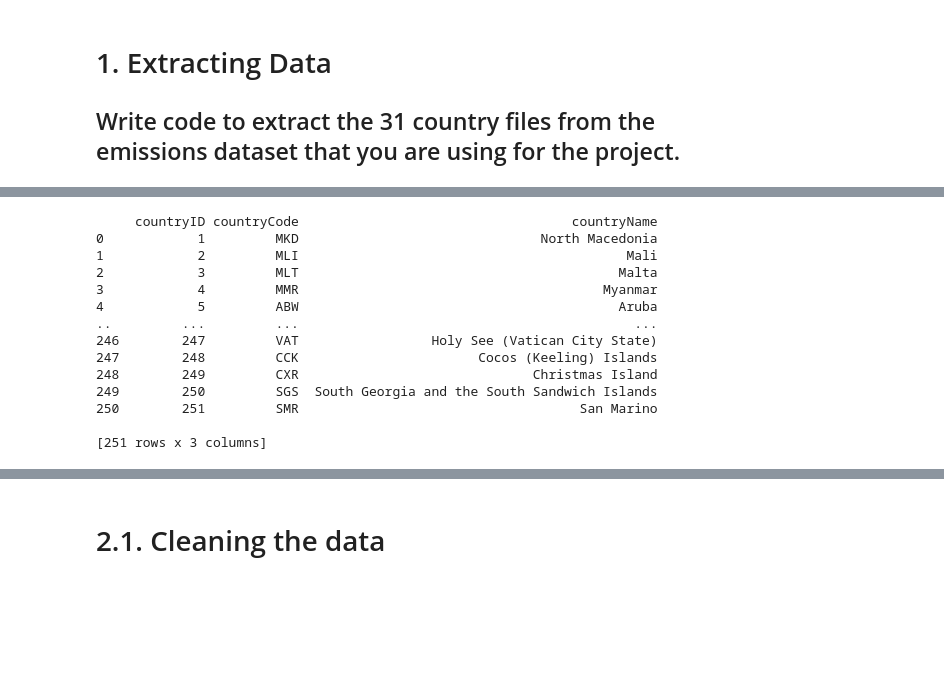
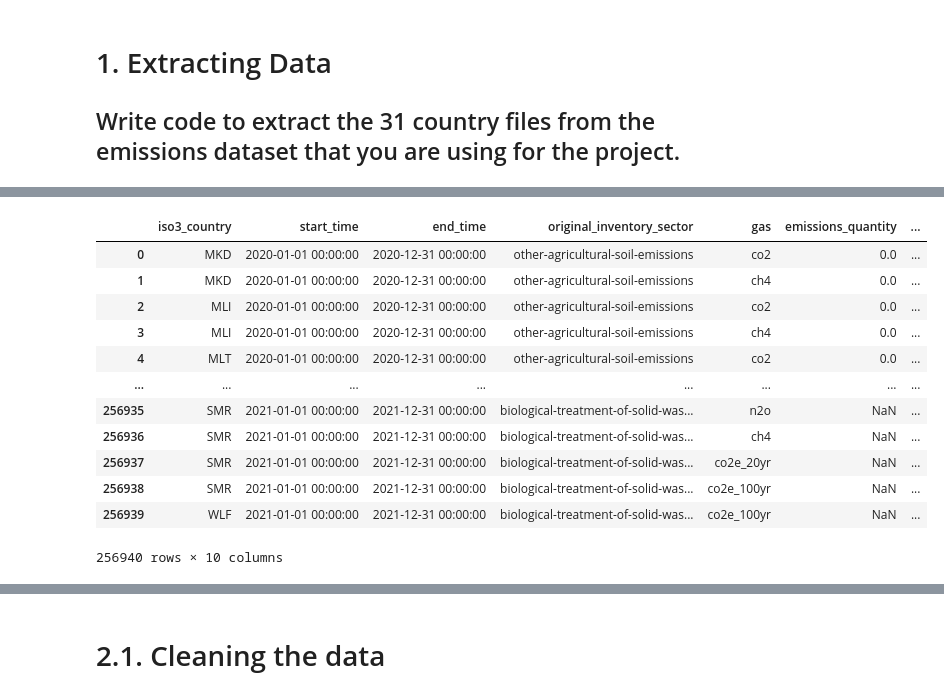
Before and after one commit to meganjchiang/info430proj, a Jupyter notebook: project2/deliverable2.ipynb, the cells around one changed output, grey strips where cells are left out. Drawn from its saved outputs; the diff is of its cells as text; code cells hidden in the pictures; blank space fills up the shorter version.

```diff
--- a/project2/deliverable2.ipynb
+++ b/project2/deliverable2.ipynb
@@ -148,3 +131,19 @@ print(combined_df)
+# %%
+combined_df
+# %% [output]
+|  | iso3_country | start_time | end_time | original_inventory_sector | gas | emissions_quantity | ... |
+| 0 | MKD | 2020-01-01 00:00:00 | 2020-12-31 00:00:00 | other-agricultural-soil-emissions | co2 | 0.0 | ... |
+| 1 | MKD | 2020-01-01 00:00:00 | 2020-12-31 00:00:00 | other-agricultural-soil-emissions | ch4 | 0.0 | ... |
+| 2 | MLI | 2020-01-01 00:00:00 | 2020-12-31 00:00:00 | other-agricultural-soil-emissions | co2 | 0.0 | ... |
+| 3 | MLI | 2020-01-01 00:00:00 | 2020-12-31 00:00:00 | other-agricultural-soil-emissions | ch4 | 0.0 | ... |
+| 4 | MLT | 2020-01-01 00:00:00 | 2020-12-31 00:00:00 | other-agricultural-soil-emissions | co2 | 0.0 | ... |
+| ... | ... | ... | ... | ... | ... | ... | ... |
+| 256935 | SMR | 2021-01-01 00:00:00 | 2021-12-31 00:00:00 | biological-treatment-of-solid-was... | n2o | NaN | ... |
+| 256936 | SMR | 2021-01-01 00:00:00 | 2021-12-31 00:00:00 | biological-treatment-of-solid-was... | ch4 | NaN | ... |
+| 256937 | SMR | 2021-01-01 00:00:00 | 2021-12-31 00:00:00 | biological-treatment-of-solid-was... | co2e_20yr | NaN | ... |
+| 256938 | SMR | 2021-01-01 00:00:00 | 2021-12-31 00:00:00 | biological-treatment-of-solid-was... | co2e_100yr | NaN | ... |
+| 256939 | WLF | 2021-01-01 00:00:00 | 2021-12-31 00:00:00 | biological-treatment-of-solid-was... | co2e_100yr | NaN | ... |
+256940 rows × 10 columns
 # %%
 # Dataframe for country
 dimCountry = combined_df['iso3_country'].unique()
@@ -158,19 +157,3 @@ def get_country_name(code):
         return 'Unknown'
 
 dimCountry['countryName'] = dimCountry['countryCode'].apply(get_country_name)
-print(dimCountry)
-# %% [output]
-     countryID countryCode                                   countryName
-0            1         MKD                               North Macedonia
-1            2         MLI                                          Mali
-2            3         MLT                                         Malta
-3            4         MMR                                       Myanmar
-4            5         ABW                                         Aruba
-..         ...         ...                                           ...
-246        247         VAT                 Holy See (Vatican City State)
-247        248         CCK                       Cocos (Keeling) Islands
-248        249         CXR                              Christmas Island
-249        250         SGS  South Georgia and the South Sandwich Islands
-250        251         SMR                                    San Marino
-
-[251 rows x 3 columns]
```
Also changed, not shown: parts of 10 cells of this notebook.
